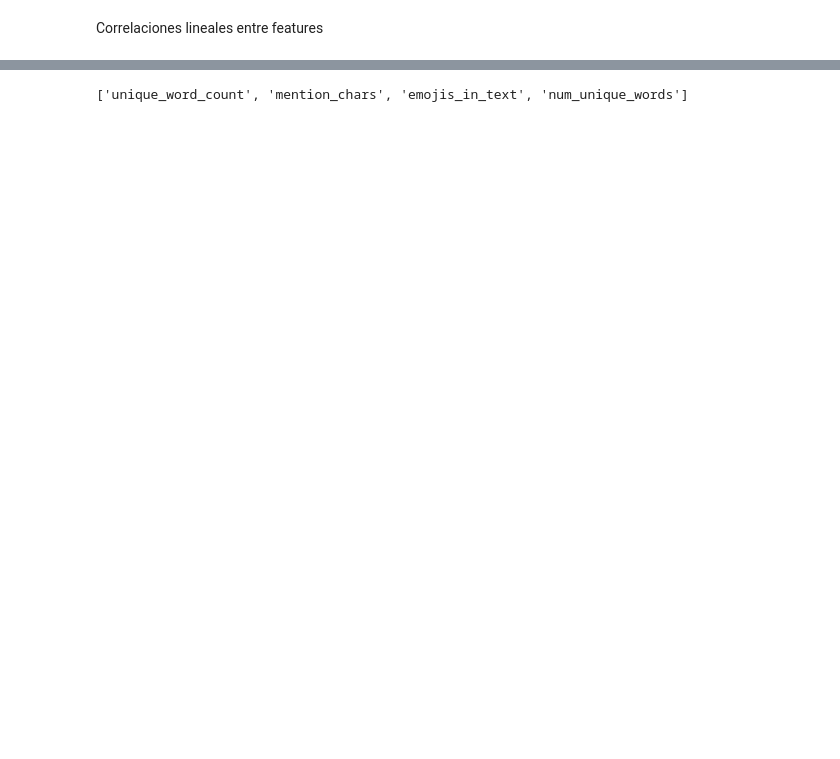
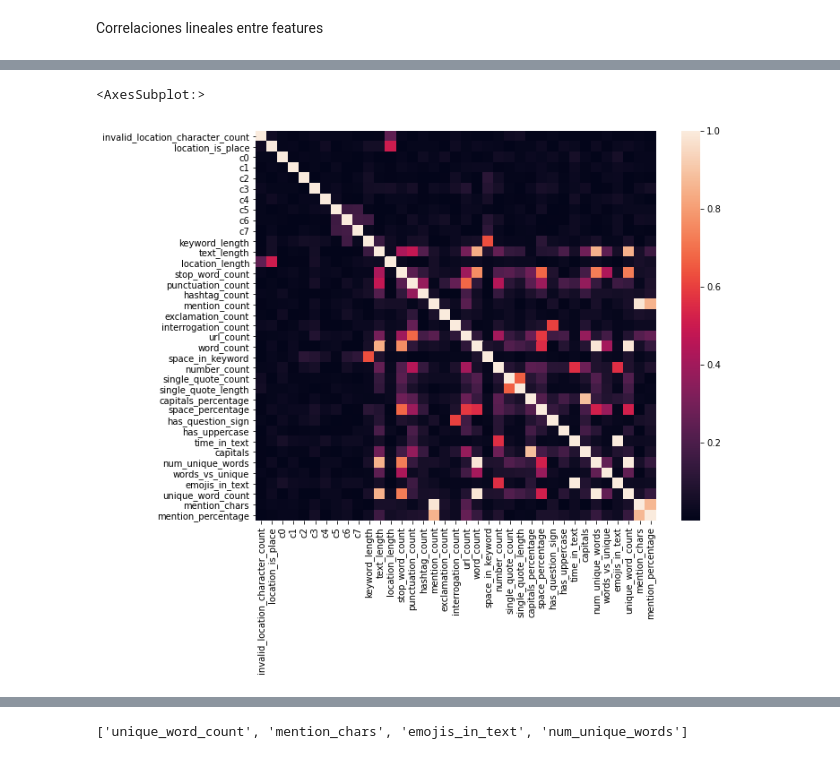
Before and after one commit to maxilevi/tp2-datos, a Jupyter notebook: FeatureEngineering/FeatureImportance.ipynb, the cells around one changed output, grey strips where cells are left out. Cells and saved outputs as stored; diff of their text form; code cells hidden in the pictures; blank space fills up the shorter version.

```diff
--- a/FeatureEngineering/FeatureImportance.ipynb
+++ b/FeatureEngineering/FeatureImportance.ipynb
@@ -47,3 +47,9 @@ corr_matrix.head()
+# %%
+fig, ax = plt.subplots(figsize=(10,8))         # Sample figsize in inches
+sns.heatmap(corr_matrix, ax=ax)
+# %% [output]
+<AxesSubplot:>
+[figure, added]
 # %%
 upper = corr_matrix.where(np.triu(np.ones(corr_matrix.shape), k=1).astype(np.bool))
 upper.head()
```
Also changed, not shown: parts of 2 cells of this notebook.
